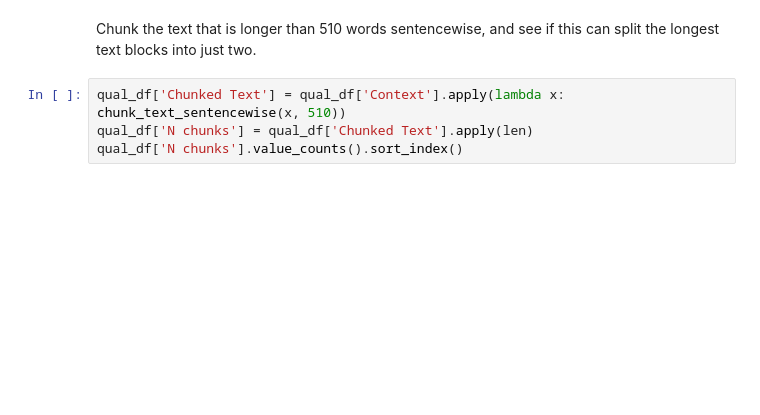
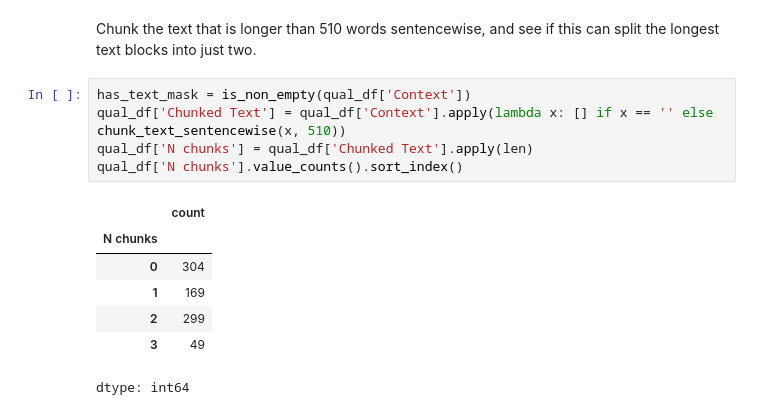
Before and after one commit to roughhawkbit/digi-inno-road-prod, a Jupyter notebook: analysis/DataCharacterisationForPaper.ipynb, the cells around one changed output. Saved outputs shown, nothing was run; the diff lists cells and outputs as text; blank space fills up the shorter version.

```diff
--- a/analysis/DataCharacterisationForPaper.ipynb
+++ b/analysis/DataCharacterisationForPaper.ipynb
@@ -218,7 +314,16 @@ ax.set_xticklabels(bins, rotation=30)
 # %% [markdown]
 Chunk the text that is longer than 510 words sentencewise, and see if this can split the longest text blocks into just two.
 # %%
-qual_df['Chunked Text'] = qual_df['Context'].apply(lambda x: chunk_text_sentencewise(x, 510))
+has_text_mask = is_non_empty(qual_df['Context'])
+qual_df['Chunked Text'] = qual_df['Context'].apply(lambda x: [] if x == '' else chunk_text_sentencewise(x, 510))
 qual_df['N chunks'] = qual_df['Chunked Text'].apply(len)
 qual_df['N chunks'].value_counts().sort_index()
+# %% [output]
+|  | count |
+| N chunks |  |
+| 0 | 304 |
+| 1 | 169 |
+| 2 | 299 |
+| 3 | 49 |
+dtype: int64
 # %%
```
Also changed, not shown: parts of 23 cells of this notebook.
